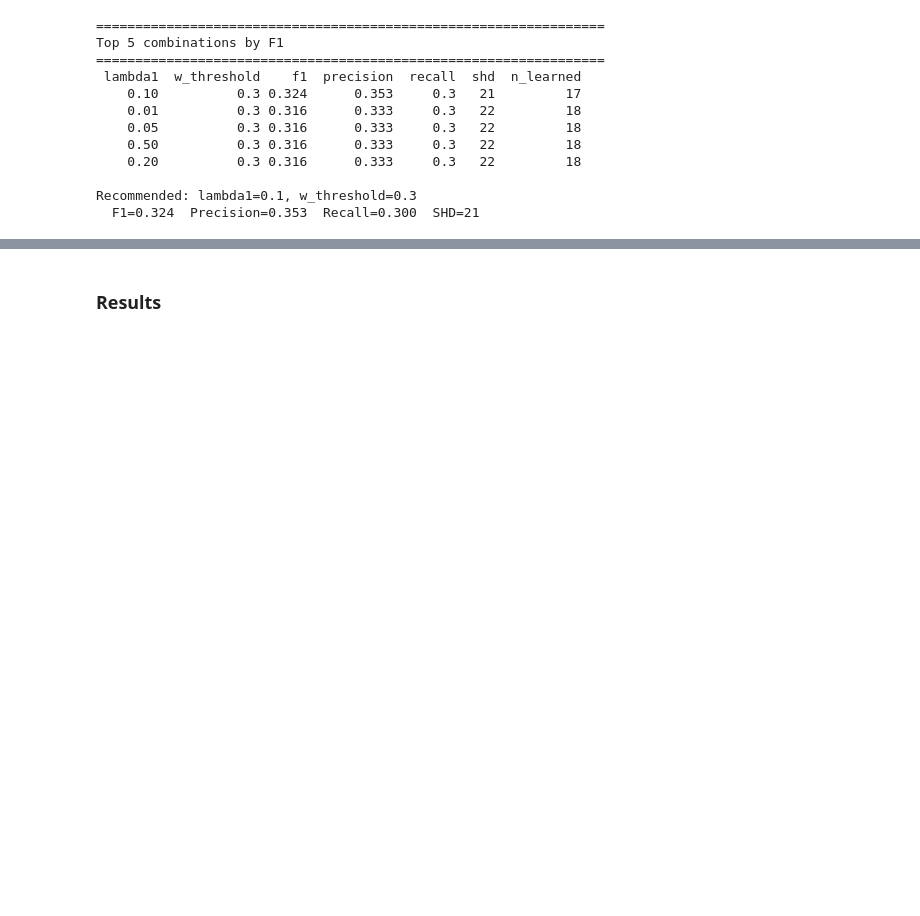
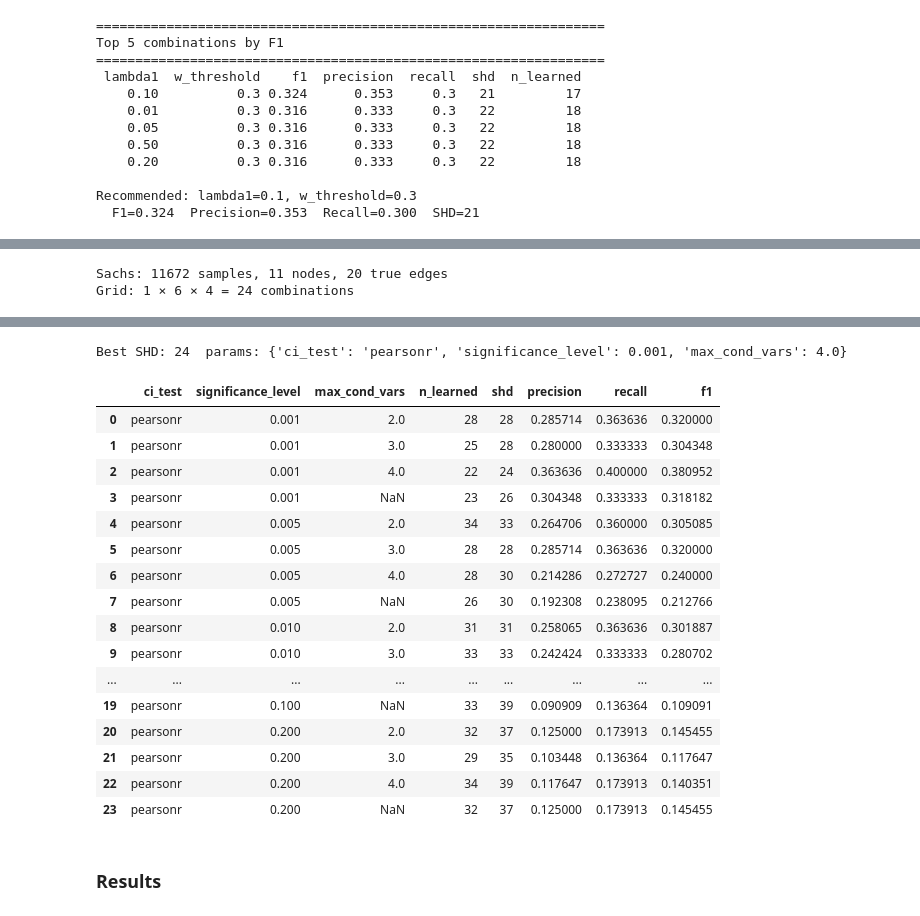
Before and after one commit to Tarekun/bayesian-continuous, a Jupyter notebook: gridsearch.ipynb, the cells around one changed output, grey strips where cells are left out. Saved outputs shown, nothing was run; the diff lists cells and outputs as text; code cells hidden in the pictures; blank space fills up the shorter version.

```diff
--- a/gridsearch.ipynb
+++ b/gridsearch.ipynb
@@ -364,0 +377,23 @@ Recommended: lambda1=0.1, w_threshold=0.3
+# %%
+sachs_df  = load_sachs_data()
+sachs_dag = load_sachs_ground_truth()
+
+PC_SACHS_PARAM_GRID = {
+    "ci_test":            ["pearsonr"],
+    "significance_level": [0.001, 0.005, 0.01, 0.05, 0.1, 0.2],
+    "max_cond_vars":      [2, 3, 4, None],
+}
+
+print(f"Sachs: {sachs_df.shape[0]} samples, {sachs_df.shape[1]} nodes, {len(sachs_dag.edges())} true edges")
+best_result_pc_sachs, results_df_pc_sachs = grid_search(
+    sachs_df, "pc", PC_SACHS_PARAM_GRID, sachs_dag
+)
+
+best_params_pc_sachs = results_df_pc_sachs.loc[
+    results_df_pc_sachs["shd"].idxmin(), list(PC_SACHS_PARAM_GRID.keys())
+].to_dict()
+print(f"Best SHD: {results_df_pc_sachs['shd'].min():.0f}  params: {best_params_pc_sachs}")
+results_df_pc_sachs
+# %% [output]
+Sachs: 11672 samples, 11 nodes, 20 true edges
+Grid: 1 × 6 × 4 = 24 combinations
@@ -365,2 +417,20 @@ Recommended: lambda1=0.1, w_threshold=0.3
+Best SHD: 24  params: {'ci_test': 'pearsonr', 'significance_level': 0.001, 'max_cond_vars': 4.0}
+|  | ci_test | significance_level | max_cond_vars | n_learned | shd | precision | recall | f1 |
+| 0 | pearsonr | 0.001 | 2.0 | 28 | 28 | 0.285714 | 0.363636 | 0.320000 |
+| 1 | pearsonr | 0.001 | 3.0 | 25 | 28 | 0.280000 | 0.333333 | 0.304348 |
+| 2 | pearsonr | 0.001 | 4.0 | 22 | 24 | 0.363636 | 0.400000 | 0.380952 |
+| 3 | pearsonr | 0.001 | NaN | 23 | 26 | 0.304348 | 0.333333 | 0.318182 |
+| 4 | pearsonr | 0.005 | 2.0 | 34 | 33 | 0.264706 | 0.360000 | 0.305085 |
+| 5 | pearsonr | 0.005 | 3.0 | 28 | 28 | 0.285714 | 0.363636 | 0.320000 |
+| 6 | pearsonr | 0.005 | 4.0 | 28 | 30 | 0.214286 | 0.272727 | 0.240000 |
+| 7 | pearsonr | 0.005 | NaN | 26 | 30 | 0.192308 | 0.238095 | 0.212766 |
+| 8 | pearsonr | 0.010 | 2.0 | 31 | 31 | 0.258065 | 0.363636 | 0.301887 |
+| 9 | pearsonr | 0.010 | 3.0 | 33 | 33 | 0.242424 | 0.333333 | 0.280702 |
+| ... | ... | ... | ... | ... | ... | ... | ... | ... |
+| 19 | pearsonr | 0.100 | NaN | 33 | 39 | 0.090909 | 0.136364 | 0.109091 |
+| 20 | pearsonr | 0.200 | 2.0 | 32 | 37 | 0.125000 | 0.173913 | 0.145455 |
+| 21 | pearsonr | 0.200 | 3.0 | 29 | 35 | 0.103448 | 0.136364 | 0.117647 |
+| 22 | pearsonr | 0.200 | 4.0 | 34 | 39 | 0.117647 | 0.173913 | 0.140351 |
+| 23 | pearsonr | 0.200 | NaN | 32 | 37 | 0.125000 | 0.173913 | 0.145455 |
 # %% [markdown]
 ### Results
```
Also changed, not shown: parts of 15 cells of this notebook, 1 other file.
